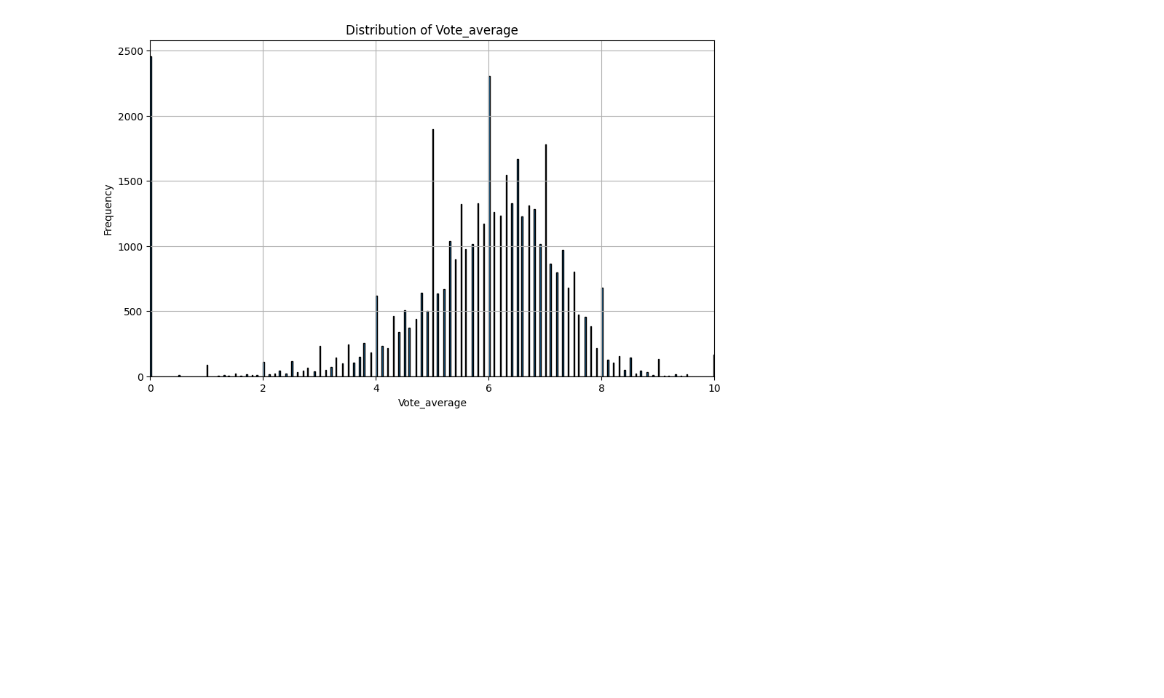
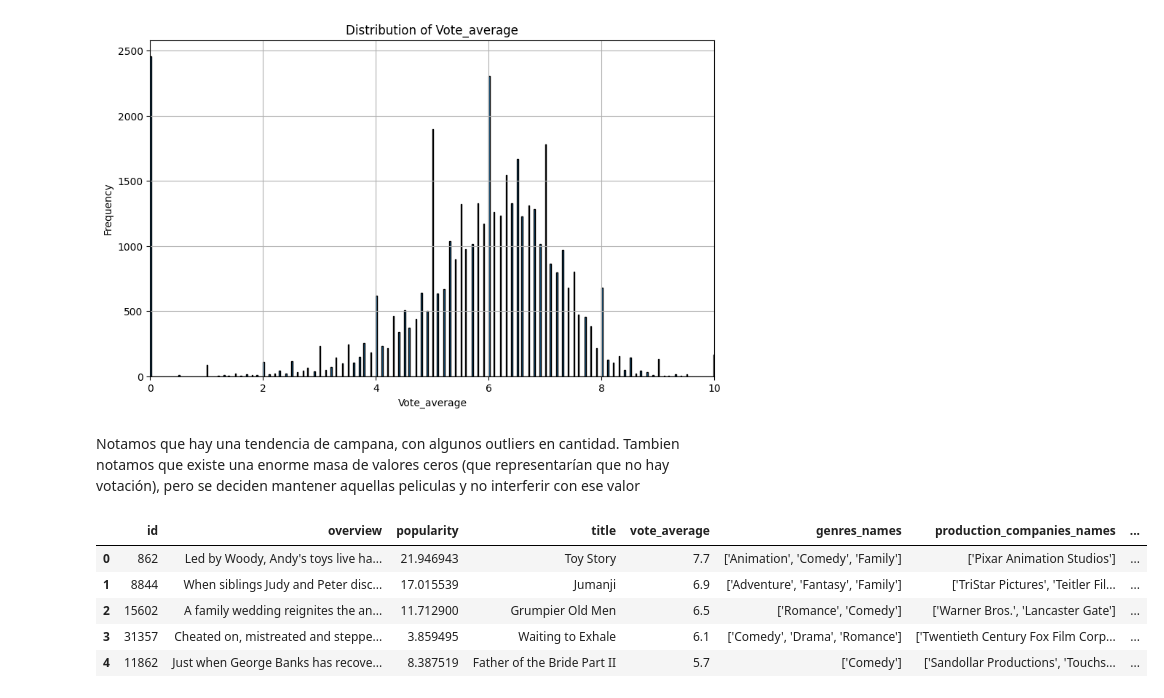
Before and after one commit to MiguelDenisP/ProyectoHenry1, a Jupyter notebook: Notebooks/eda.ipynb, the cells around one changed output. Cells and saved outputs as stored; diff of their text form; code cells hidden in the pictures; blank space fills up the shorter version.

```diff
--- a/Notebooks/eda.ipynb
+++ b/Notebooks/eda.ipynb
@@ -256,3 +264,14 @@ plt.xlim(0,10)
 plt.show()
 # %% [output]
 [figure]
+# %% [markdown]
+Notamos que hay una tendencia de campana, con algunos outliers en cantidad. Tambien notamos que existe una enorme masa de valores ceros (que representarían que no hay votación), pero se deciden mantener aquellas peliculas y no interferir con ese valor
+# %%
+eda.head()
+# %% [output]
+|  | id | overview | popularity | title | vote_average | genres_names | production_companies_names | ... |
+| 0 | 862 | Led by Woody, Andy's toys live ha... | 21.946943 | Toy Story | 7.7 | ['Animation', 'Comedy', 'Family'] | ['Pixar Animation Studios'] | ... |
+| 1 | 8844 | When siblings Judy and Peter disc... | 17.015539 | Jumanji | 6.9 | ['Adventure', 'Fantasy', 'Family'] | ['TriStar Pictures', 'Teitler Fil... | ... |
+| 2 | 15602 | A family wedding reignites the an... | 11.712900 | Grumpier Old Men | 6.5 | ['Romance', 'Comedy'] | ['Warner Bros.', 'Lancaster Gate'] | ... |
+| 3 | 31357 | Cheated on, mistreated and steppe... | 3.859495 | Waiting to Exhale | 6.1 | ['Comedy', 'Drama', 'Romance'] | ['Twentieth Century Fox Film Corp... | ... |
+| 4 | 11862 | Just when George Banks has recove... | 8.387519 | Father of the Bride Part II | 5.7 | ['Comedy'] | ['Sandollar Productions', 'Touchs... | ... |
```
Also changed, not shown: parts of 19 cells of this notebook, 5 other files.
